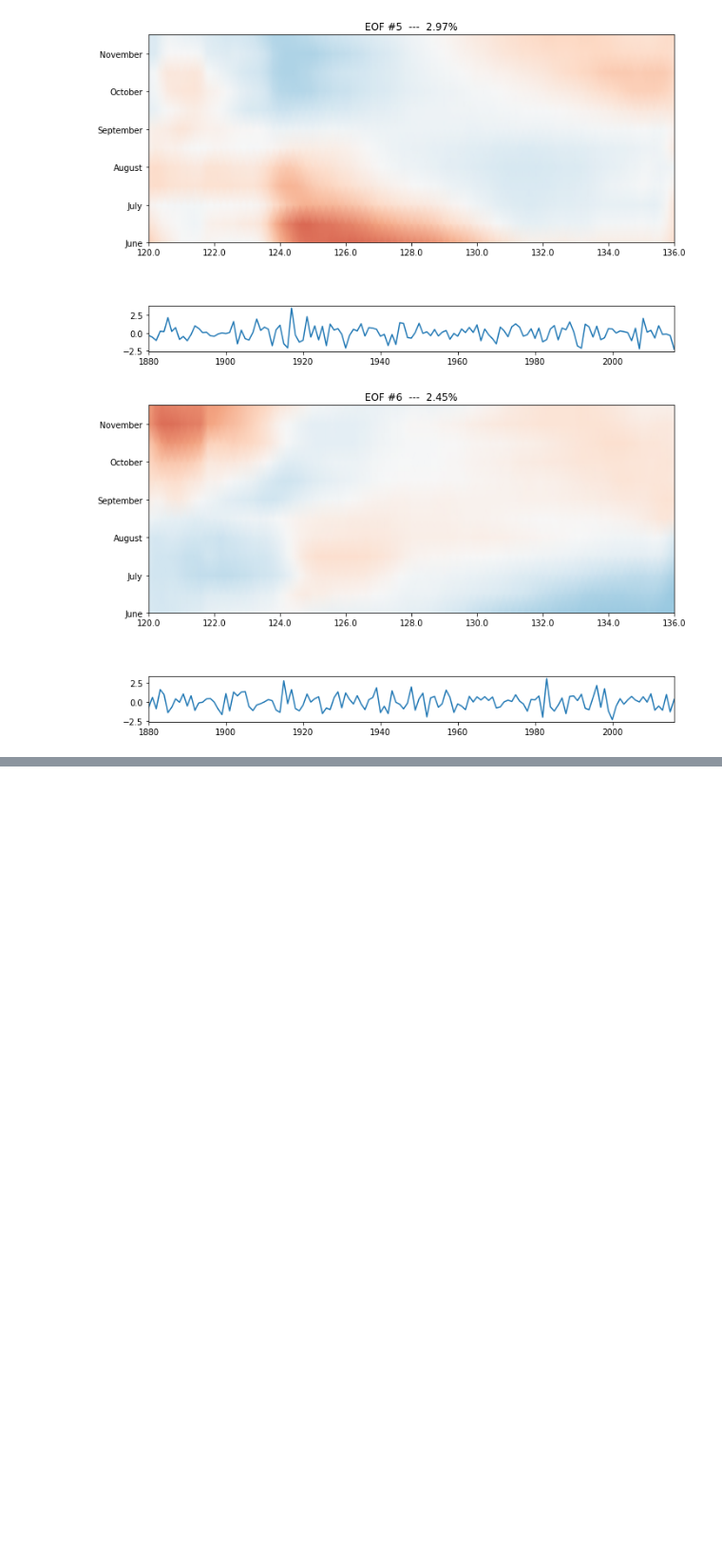
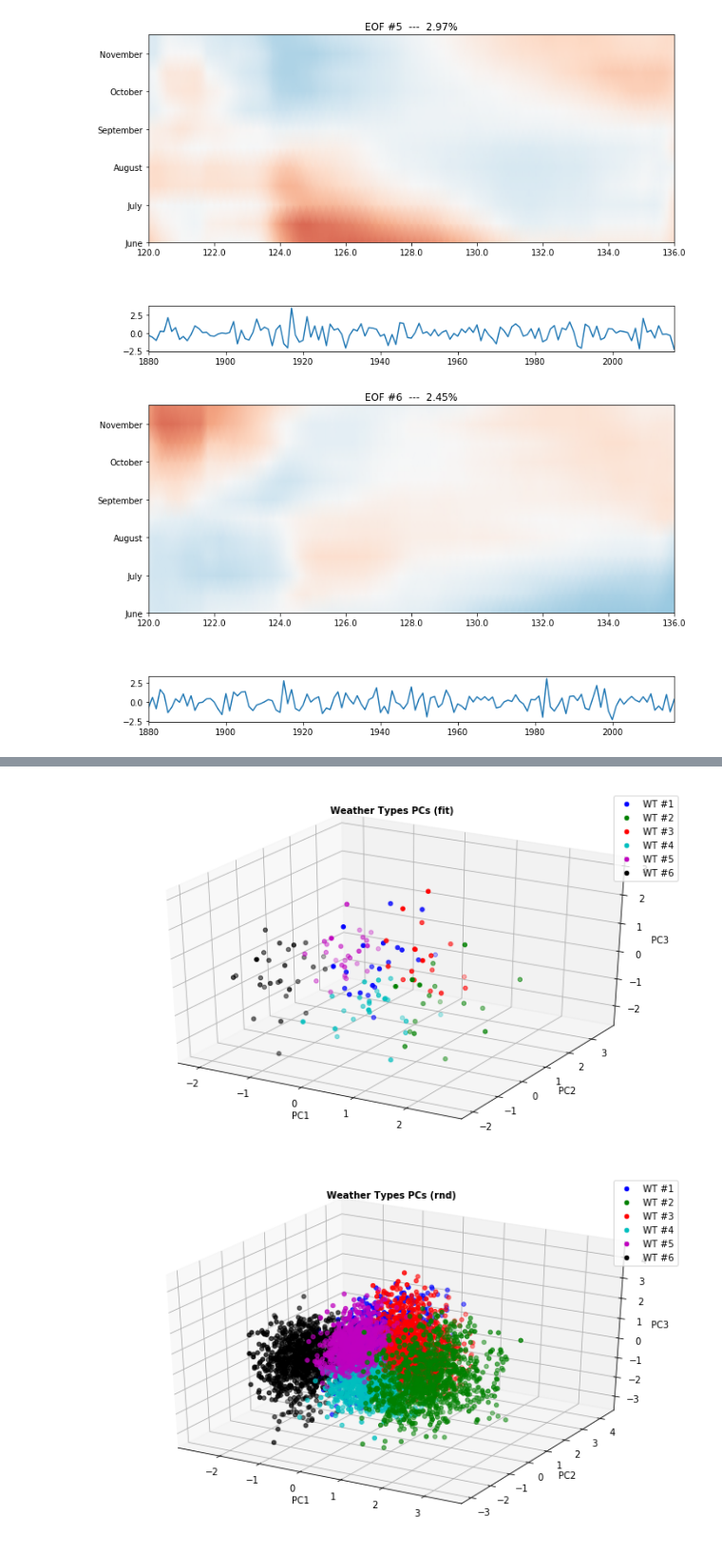
Before and after one commit to teslakit/teslakit, a Jupyter notebook: teslakit/ipynbs/SST_AWT.ipynb, the cells around one changed output, grey strips where cells are left out. Shown at 95% size. Saved outputs shown, nothing was run; the diff lists cells and outputs as text; code cells hidden in the pictures; blank space fills up the shorter version.

```diff
--- a/teslakit/ipynbs/SST_AWT.ipynb
+++ b/teslakit/ipynbs/SST_AWT.ipynb
@@ -172,32 +175,43 @@ for i in range(num_clusters):
     # getting copula number from plotting order
     num = kma_order[i]
 
     # find all the best match units equal
     ind = np.where(kma_labels == num)[:]
 
     # transfom data using kernel estimator
     cdf_PC1 = ksdensity_CDF(PC1[ind])
     cdf_PC2 = ksdensity_CDF(PC2[ind])
     cdf_PC3 = ksdensity_CDF(PC3[ind])
     U = np.column_stack((cdf_PC1.T, cdf_PC2.T, cdf_PC3.T))
 
     # fit PCs CDFs to a gaussian copula
     rhohat, _ = copulafit(U, 'gaussian')
 
     # simulate data to fill probabilistic space
     U_sim = copularnd('gaussian', rhohat, num_PCs_rnd)
 
     # get back PCs values from kernel estimator
     PC1_rnd = ksdensity_ICDF(PC1[ind], U_sim[:,0])
     PC2_rnd = ksdensity_ICDF(PC2[ind], U_sim[:,1])
     PC3_rnd = ksdensity_ICDF(PC3[ind], U_sim[:,2])
 
     # store data  # TODO : num o i????
-    d_pcs_fit['wt_{0}'.format(num+1)] = np.column_stack((PC1[ind], PC2[ind], PC3[ind]))
-    d_pcs_rnd['wt_{0}'.format(num+1)] = np.column_stack((PC1_rnd, PC2_rnd, PC3_rnd))
+    d_pcs_fit['WT #{0}'.format(num+1)] = np.column_stack((PC1[ind],PC2[ind],PC3[ind]))
+    d_pcs_rnd['WT #{0}'.format(num+1)] = np.column_stack((PC1_rnd, PC2_rnd, PC3_rnd))
 
 # store WTS PC123 fit and rnd
 p_pick = op.join(p_export_figs, 'd_pcs_fit.pickle')
 pickle.dump(d_pcs_fit, open(p_pick, 'wb'))
 p_pick = op.join(p_export_figs, 'd_pcs_rnd.pickle')
 pickle.dump(d_pcs_rnd, open(p_pick, 'wb'))
+
+
+# Plot Weather Type 3D PCs for fit and random generation data
+Plot_3D_3PCs_WTs(d_pcs_fit, 'Weather Types PCs (fit)')
+Plot_3D_3PCs_WTs(d_pcs_rnd, 'Weather Types PCs (rnd)')
+
+# Plot Weather Type histogram comparison for fit and random generation data
+Plot_Compare_WTs_hist(d_pcs_fit, d_pcs_rnd)
+# %% [output]
+[figure, added]
+[figure, added]
```
Also changed, not shown: parts of 5 cells of this notebook, 1 other file.
